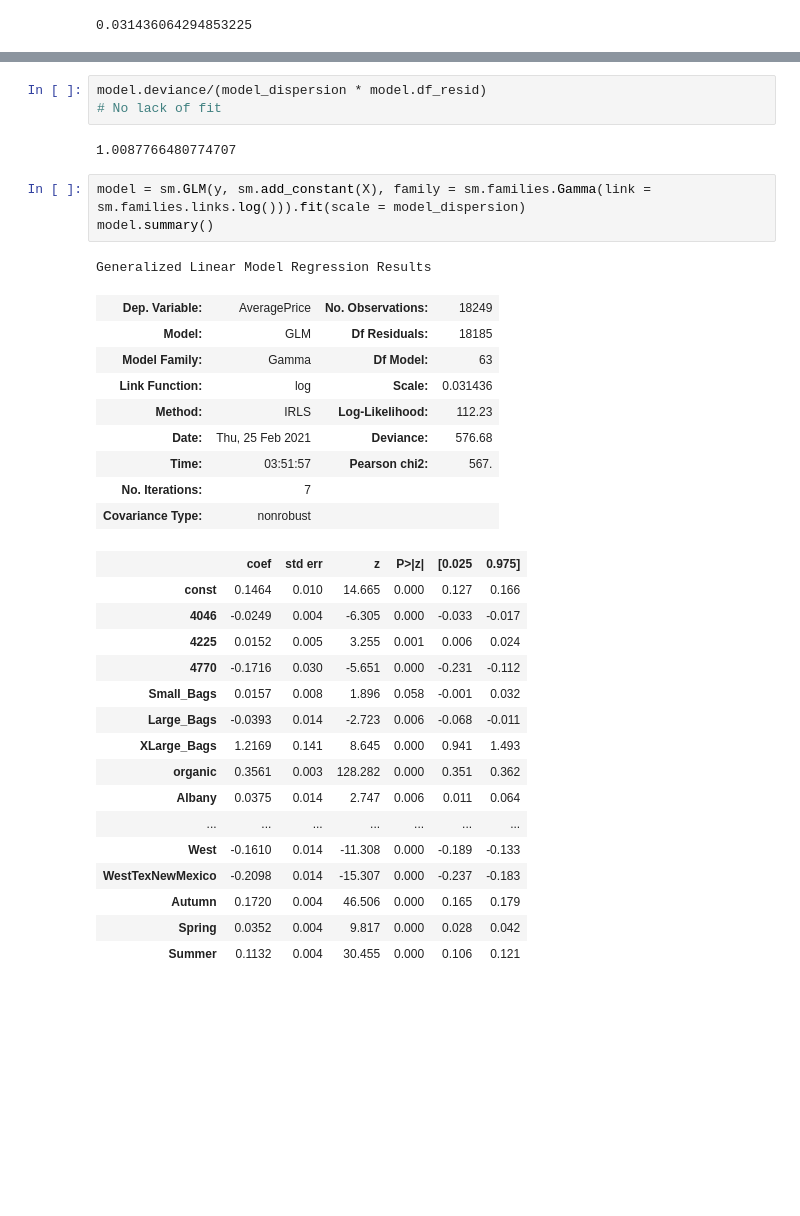
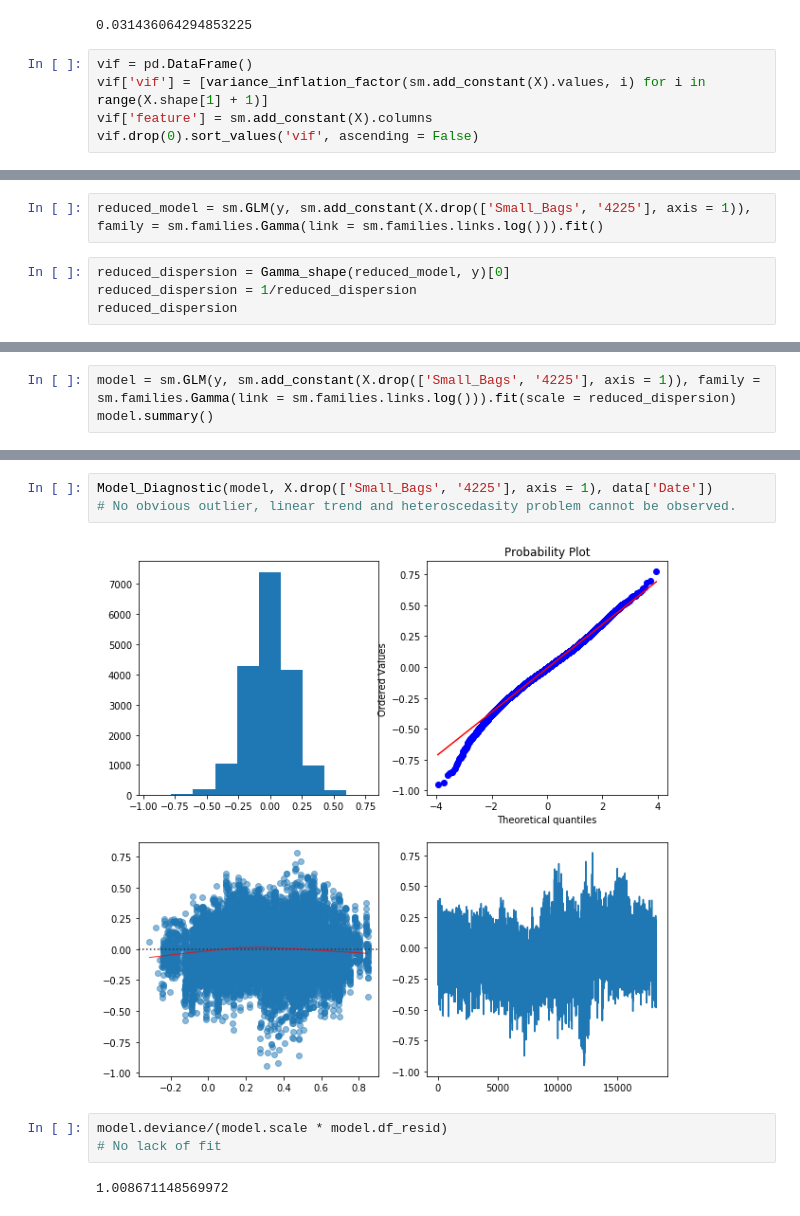
Before and after one commit to SmilesTigeR/statistical-analysis, a Jupyter notebook: Notebook/Avocado/Avocado_GLM.ipynb, the cells around one changed output, grey strips where cells are left out. Cells and saved outputs as stored; diff of their text form; blank space fills up the shorter version.

```diff
--- a/Notebook/Avocado/Avocado_GLM.ipynb
+++ b/Notebook/Avocado/Avocado_GLM.ipynb
@@ -663,3 +968,8 @@ model_dispersion = 1/model_dispersion
 model_dispersion
 # %% [output]
 0.031436064294853225
+# %%
+vif = pd.DataFrame()
+vif['vif'] = [variance_inflation_factor(sm.add_constant(X).values, i) for i in range(X.shape[1] + 1)]
+vif['feature'] = sm.add_constant(X).columns
+vif.drop(0).sort_values('vif', ascending = False)
@@ -665,0 +990,6 @@ model_dispersion
+# %%
+reduced_model = sm.GLM(y, sm.add_constant(X.drop(['Small_Bags', '4225'], axis = 1)), family = sm.families.Gamma(link = sm.families.links.log())).fit()
+# %%
+reduced_dispersion = Gamma_shape(reduced_model, y)[0]
+reduced_dispersion = 1/reduced_dispersion
+reduced_dispersion
@@ -665,0 +1013,3 @@ model_dispersion
+# %%
+model = sm.GLM(y, sm.add_constant(X.drop(['Small_Bags', '4225'], axis = 1)), family = sm.families.Gamma(link = sm.families.links.log())).fit(scale = reduced_dispersion)
+model.summary()
@@ -666,35 +1062,10 @@ model_dispersion
+# %%
+Model_Diagnostic(model, X.drop(['Small_Bags', '4225'], axis = 1), data['Date'])
+# No obvious outlier, linear trend and heteroscedasity problem cannot be observed.
+# %% [output]
+[figure, added]
 # %%
-model.deviance/(model_dispersion * model.df_resid)
+model.deviance/(model.scale * model.df_resid)
 # No lack of fit
 # %% [output]
-1.0087766480774707
+1.008671148569972
-# %%
-model = sm.GLM(y, sm.add_constant(X), family = sm.families.Gamma(link = sm.families.links.log())).fit(scale = model_dispersion)
-model.summary()
-# %% [output]
-Generalized Linear Model Regression Results
-| Dep. Variable: | AveragePrice | No. Observations: | 18249 |
-| Model: | GLM | Df Residuals: | 18185 |
-| Model Family: | Gamma | Df Model: | 63 |
-| Link Function: | log | Scale: | 0.031436 |
-| Method: | IRLS | Log-Likelihood: | 112.23 |
-| Date: | Thu, 25 Feb 2021 | Deviance: | 576.68 |
-| Time: | 03:51:57 | Pearson chi2: | 567. |
-| No. Iterations: | 7 |  |  |
-| Covariance Type: | nonrobust |  |  |
-|  | coef | std err | z | P>|z| | [0.025 | 0.975] |
-| const | 0.1464 | 0.010 | 14.665 | 0.000 | 0.127 | 0.166 |
-| 4046 | -0.0249 | 0.004 | -6.305 | 0.000 | -0.033 | -0.017 |
-| 4225 | 0.0152 | 0.005 | 3.255 | 0.001 | 0.006 | 0.024 |
-| 4770 | -0.1716 | 0.030 | -5.651 | 0.000 | -0.231 | -0.112 |
-| Small_Bags | 0.0157 | 0.008 | 1.896 | 0.058 | -0.001 | 0.032 |
-| Large_Bags | -0.0393 | 0.014 | -2.723 | 0.006 | -0.068 | -0.011 |
-| XLarge_Bags | 1.2169 | 0.141 | 8.645 | 0.000 | 0.941 | 1.493 |
-| organic | 0.3561 | 0.003 | 128.282 | 0.000 | 0.351 | 0.362 |
-| Albany | 0.0375 | 0.014 | 2.747 | 0.006 | 0.011 | 0.064 |
-| ... | ... | ... | ... | ... | ... | ... |
-| West | -0.1610 | 0.014 | -11.308 | 0.000 | -0.189 | -0.133 |
-| WestTexNewMexico | -0.2098 | 0.014 | -15.307 | 0.000 | -0.237 | -0.183 |
-| Autumn | 0.1720 | 0.004 | 46.506 | 0.000 | 0.165 | 0.179 |
-| Spring | 0.0352 | 0.004 | 9.817 | 0.000 | 0.028 | 0.042 |
-| Summer | 0.1132 | 0.004 | 30.455 | 0.000 | 0.106 | 0.121 |
```
Also changed, not shown: parts of 63 cells of this notebook.
